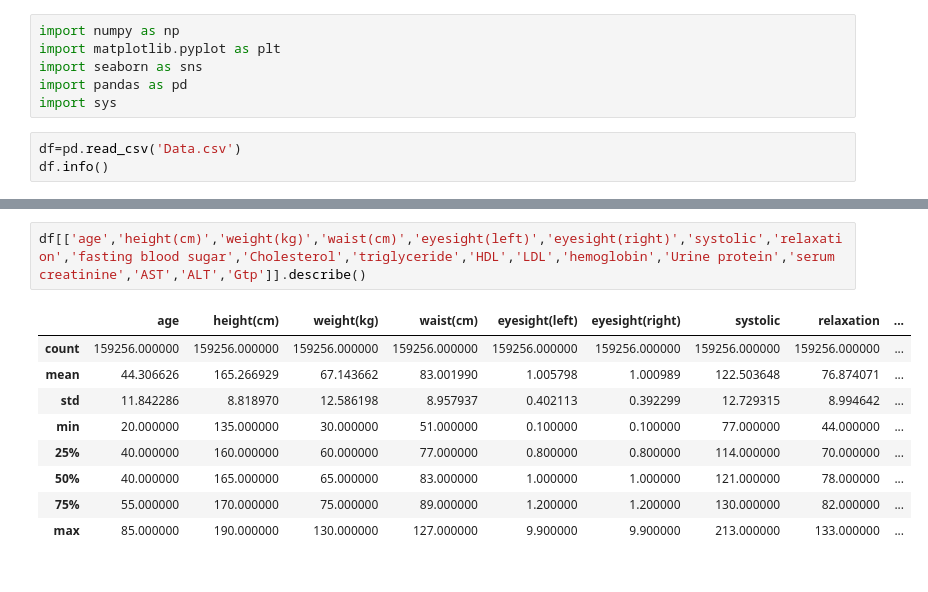
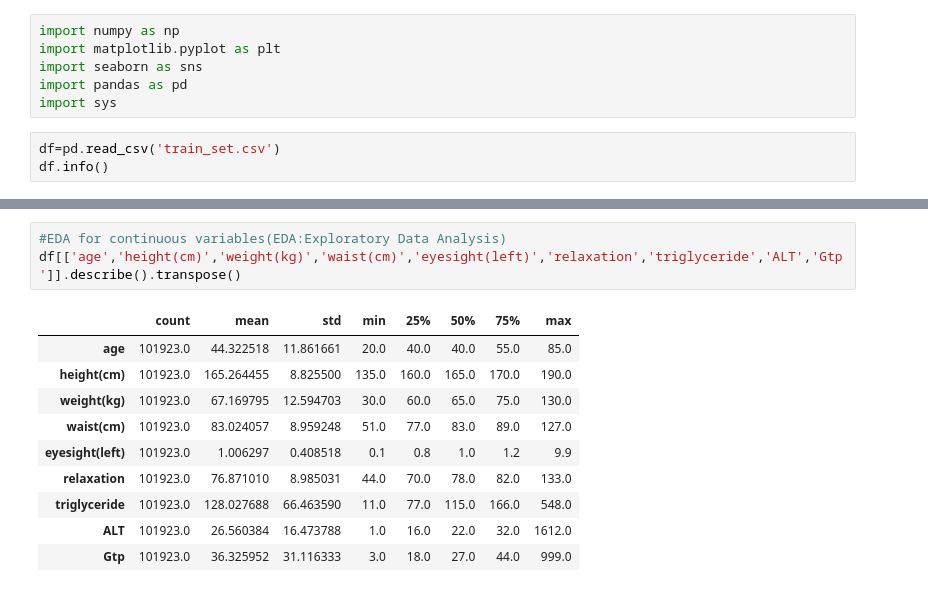
Before and after one commit to Tahker-w-tadmeer/intro_to_ml, a Jupyter notebook: ass3/data_analyist.ipynb, the cells around one changed output, grey strips where cells are left out. Drawn from its saved outputs; the diff is of its cells as text.

```diff
--- a/ass3/data_analyist.ipynb
+++ b/ass3/data_analyist.ipynb
@@ -5,7 +5,7 @@ import seaborn as sns
 import pandas as pd
 import sys
 # %%
-df=pd.read_csv('Data.csv')
+df=pd.read_csv('train_set.csv')
 df.info()
 # %% [output]
 <class 'pandas.core.frame.DataFrame'>
@@ -44,15 +45,17 @@ df
 # %%
-df[['age','height(cm)','weight(kg)','waist(cm)','eyesight(left)','eyesight(right)','systolic','relaxation','fasting blood sugar','Cholesterol','triglyceride','HDL','LDL','hemoglobin','Urine protein','serum creatinine','AST','ALT','Gtp']].describe()
+#EDA for continuous variables(EDA:Exploratory Data Analysis)
+df[['age','height(cm)','weight(kg)','waist(cm)','eyesight(left)','relaxation','triglyceride','ALT','Gtp']].describe().transpose()
 # %% [output]
-|  | age | height(cm) | weight(kg) | waist(cm) | eyesight(left) | eyesight(right) | systolic | relaxation | ... |
-| count | 159256.000000 | 159256.000000 | 159256.000000 | 159256.000000 | 159256.000000 | 159256.000000 | 159256.000000 | 159256.000000 | ... |
-| mean | 44.306626 | 165.266929 | 67.143662 | 83.001990 | 1.005798 | 1.000989 | 122.503648 | 76.874071 | ... |
-| std | 11.842286 | 8.818970 | 12.586198 | 8.957937 | 0.402113 | 0.392299 | 12.729315 | 8.994642 | ... |
-| min | 20.000000 | 135.000000 | 30.000000 | 51.000000 | 0.100000 | 0.100000 | 77.000000 | 44.000000 | ... |
-| 25% | 40.000000 | 160.000000 | 60.000000 | 77.000000 | 0.800000 | 0.800000 | 114.000000 | 70.000000 | ... |
-| 50% | 40.000000 | 165.000000 | 65.000000 | 83.000000 | 1.000000 | 1.000000 | 121.000000 | 78.000000 | ... |
-| 75% | 55.000000 | 170.000000 | 75.000000 | 89.000000 | 1.200000 | 1.200000 | 130.000000 | 82.000000 | ... |
-| max | 85.000000 | 190.000000 | 130.000000 | 127.000000 | 9.900000 | 9.900000 | 213.000000 | 133.000000 | ... |
+|  | count | mean | std | min | 25% | 50% | 75% | max |
+| age | 101923.0 | 44.322518 | 11.861661 | 20.0 | 40.0 | 40.0 | 55.0 | 85.0 |
+| height(cm) | 101923.0 | 165.264455 | 8.825500 | 135.0 | 160.0 | 165.0 | 170.0 | 190.0 |
+| weight(kg) | 101923.0 | 67.169795 | 12.594703 | 30.0 | 60.0 | 65.0 | 75.0 | 130.0 |
+| waist(cm) | 101923.0 | 83.024057 | 8.959248 | 51.0 | 77.0 | 83.0 | 89.0 | 127.0 |
+| eyesight(left) | 101923.0 | 1.006297 | 0.408518 | 0.1 | 0.8 | 1.0 | 1.2 | 9.9 |
+| relaxation | 101923.0 | 76.871010 | 8.985031 | 44.0 | 70.0 | 78.0 | 82.0 | 133.0 |
+| triglyceride | 101923.0 | 128.027688 | 66.463590 | 11.0 | 77.0 | 115.0 | 166.0 | 548.0 |
+| ALT | 101923.0 | 26.560384 | 16.473788 | 1.0 | 16.0 | 22.0 | 32.0 | 1612.0 |
+| Gtp | 101923.0 | 36.325952 | 31.116333 | 3.0 | 18.0 | 27.0 | 44.0 | 999.0 |
 # %%
 import seaborn as sns
 import matplotlib.pyplot as plt
```
Also changed, not shown: parts of 13 cells of this notebook, 2 other files.
